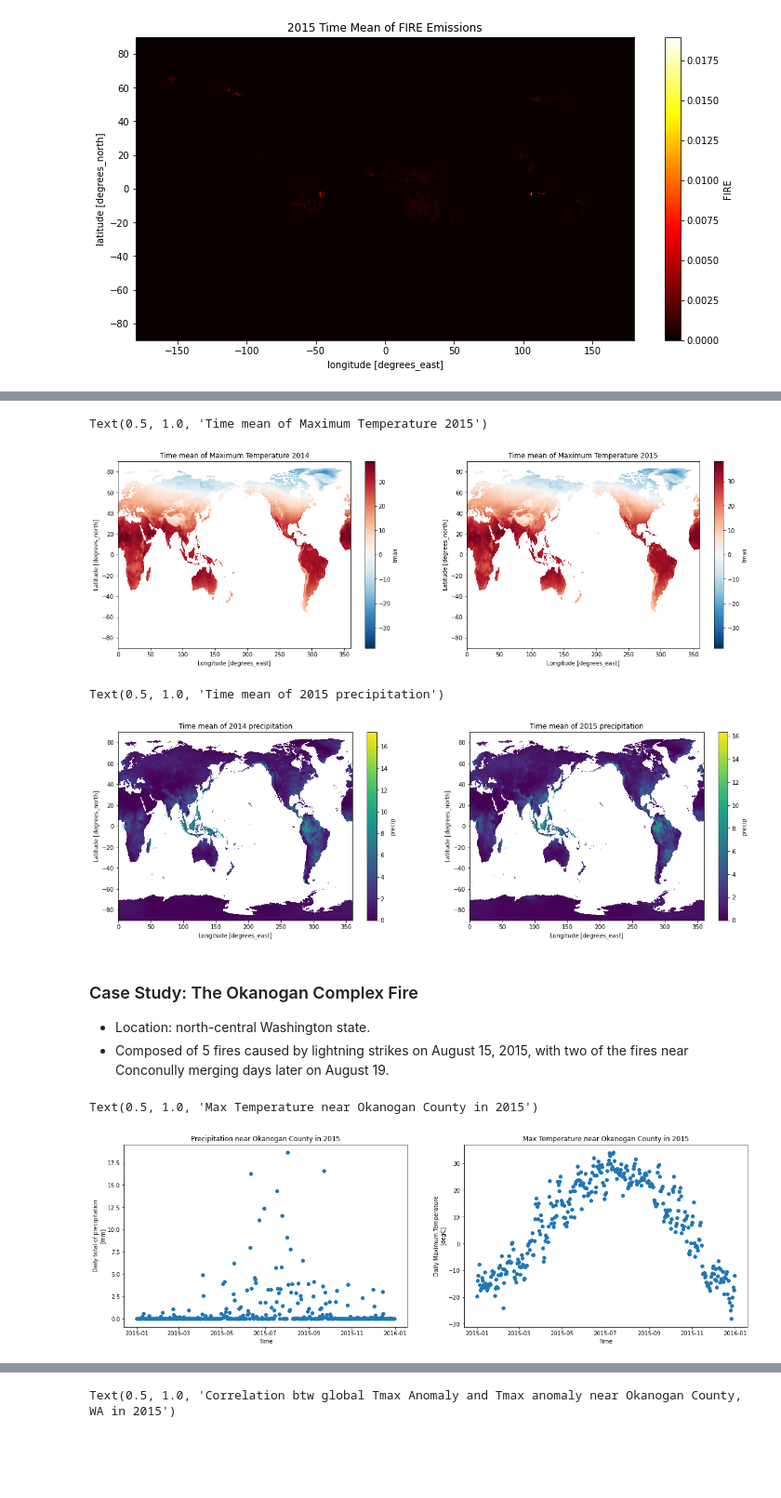
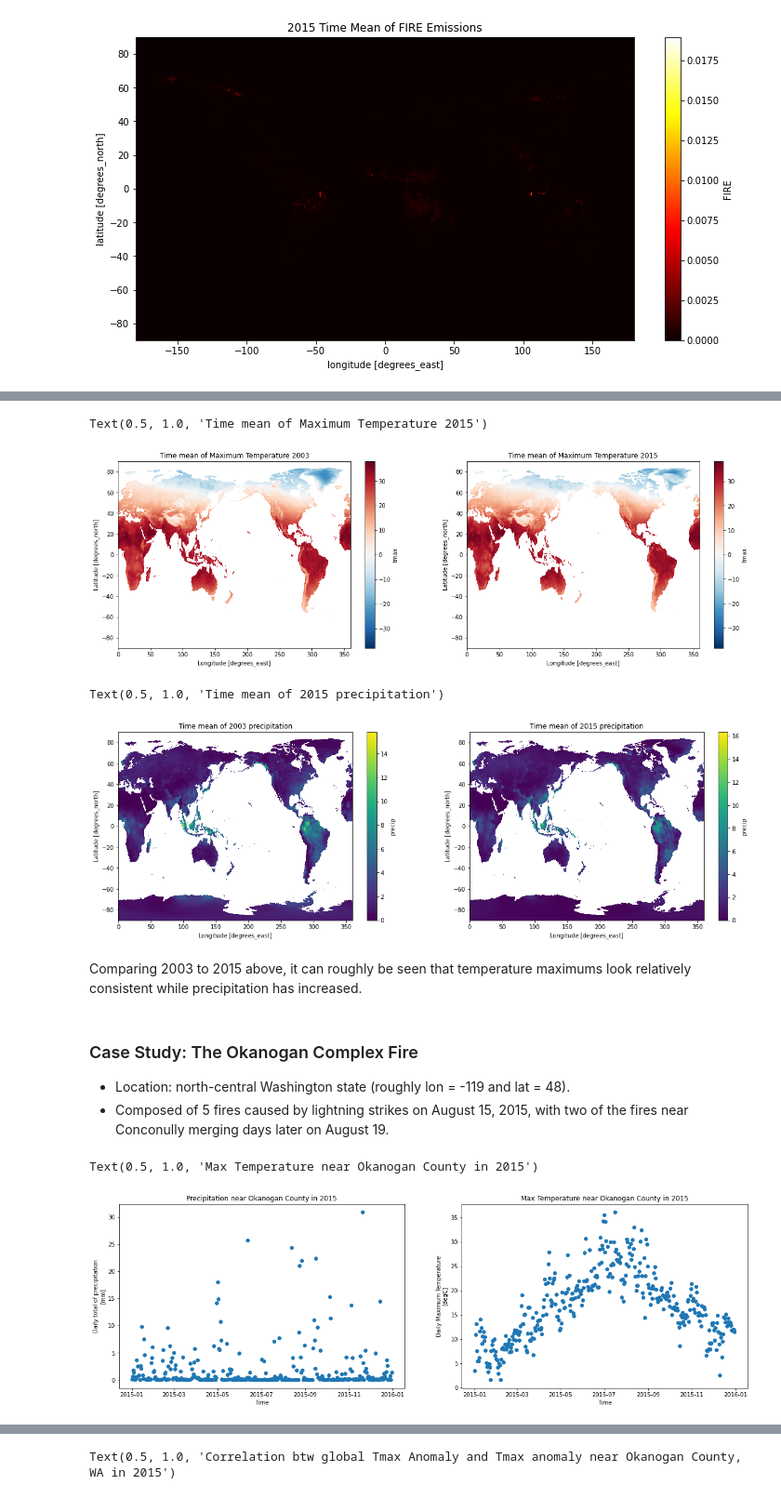
Before and after one commit to SophKJ/finalproject_fall21, a Jupyter notebook: FireFuelEmissions.ipynb, the cells around one changed output, grey strips where cells are left out. Shown at 93% size. Drawn from its saved outputs; the diff is of its cells as text; code cells hidden in the pictures; blank space fills up the shorter version.

```diff
--- a/FireFuelEmissions.ipynb
+++ b/FireFuelEmissions.ipynb
@@ -166,14 +170,14 @@ Attributes:
 fig, ax = plt.subplots(ncols=2,figsize=(20,6))
 ax0,ax1 = ax
 
-tmax_2014.tmax.mean('time').plot(ax=ax0)
-ax0.set_title('Time mean of Maximum Temperature 2014')
+tmax_2003.tmax.mean('time').plot(ax=ax0)
+ax0.set_title('Time mean of Maximum Temperature 2003')
 
 tmax_2015.tmax.mean('time').plot(ax=ax1)
 ax1.set_title('Time mean of Maximum Temperature 2015')
 # %% [output]
 Text(0.5, 1.0, 'Time mean of Maximum Temperature 2015')
-[figure, old version]
+[figure, new version]
 # %%
 precip = xr.open_dataset('https://psl.noaa.gov/thredds/dodsC/Datasets/cpc_global_precip/precip.day.1991-2020.ltm.nc')
 #precip
@@ -183,27 +188,29 @@ precip_2014 = xr.open_dataset('https://psl.noaa.gov/thredds/dodsC/Datasets/cpc_g
 fig, ax = plt.subplots(ncols=2,figsize=(20,6))
 ax0,ax1 = ax
 
-precip_2014.precip.mean('time').plot(ax=ax0)
-ax0.set_title('Time mean of 2014 precipitation')
+precip_2003.precip.mean('time').plot(ax=ax0)
+ax0.set_title('Time mean of 2003 precipitation')
 
 precip_2015.precip.mean('time').plot(ax=ax1)
 ax1.set_title('Time mean of 2015 precipitation')
 # %% [output]
 Text(0.5, 1.0, 'Time mean of 2015 precipitation')
-[figure, old version]
+[figure, new version]
+# %% [markdown]
+Comparing 2003 to 2015 above, it can roughly be seen that temperature maximums look relatively consistent while precipitation has increased.
 # %% [markdown]
 ### Case Study: The Okanogan Complex Fire
-- Location: north-central Washington state.
+- Location: north-central Washington state (roughly lon = -119 and lat = 48).
 - Composed of 5 fires caused by lightning strikes on August 15, 2015, with two of the fires near Conconully merging days later on August 19.
 # %%
 fig, ax = plt.subplots(ncols=2,figsize=(20,6))
 ax0,ax1 = ax
 
-precip_2015.sel(lon=119.0, lat=48.0, method='nearest').plot.scatter(x='time',y='precip',ax=ax0)
+precip_2015.sel(lon=-119.0, lat=48.0, method='nearest').plot.scatter(x='time',y='precip',ax=ax0)
 ax0.set_title('Precipitation near Okanogan County in 2015')
 
-tmax_2015.sel(lon=119.0, lat=48.0, method='nearest').plot.scatter(x='time',y='tmax',ax=ax1)
+tmax_2015.sel(lon=-119.0, lat=48.0, method='nearest').plot.scatter(x='time',y='tmax',ax=ax1)
 ax1.set_title('Max Temperature near Okanogan County in 2015')
 # %% [output]
 Text(0.5, 1.0, 'Max Temperature near Okanogan County in 2015')
-[figure, old version]
+[figure, new version]
```
Also changed, not shown: parts of 45 cells of this notebook.
